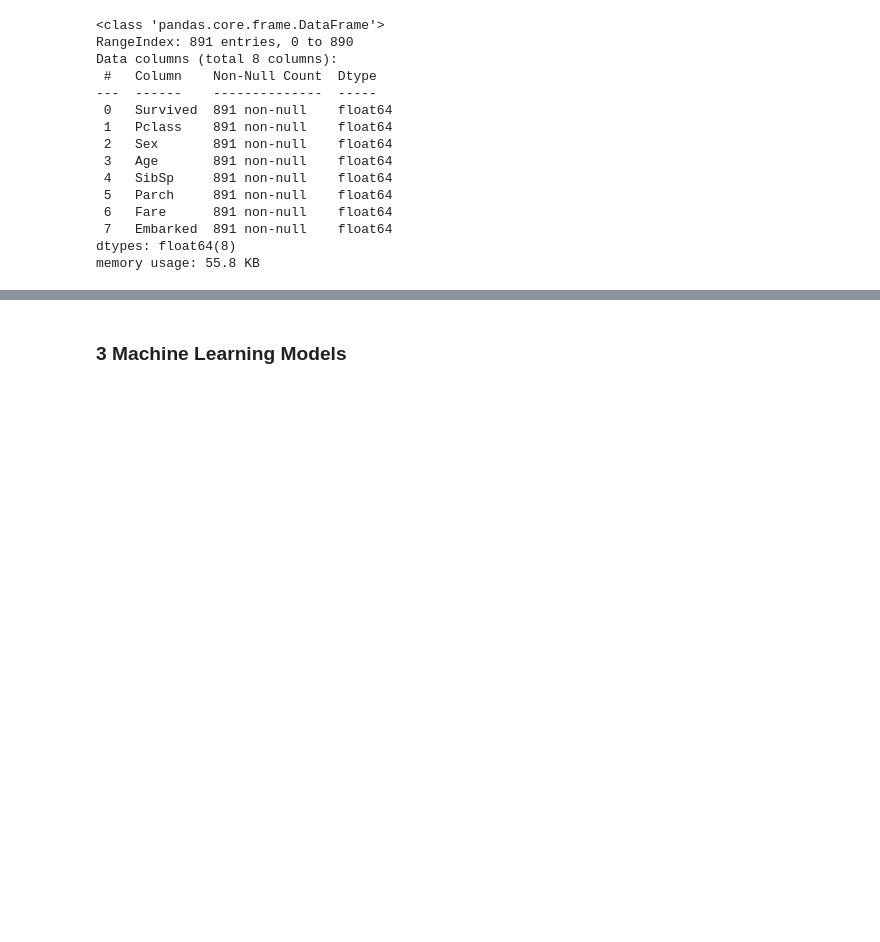
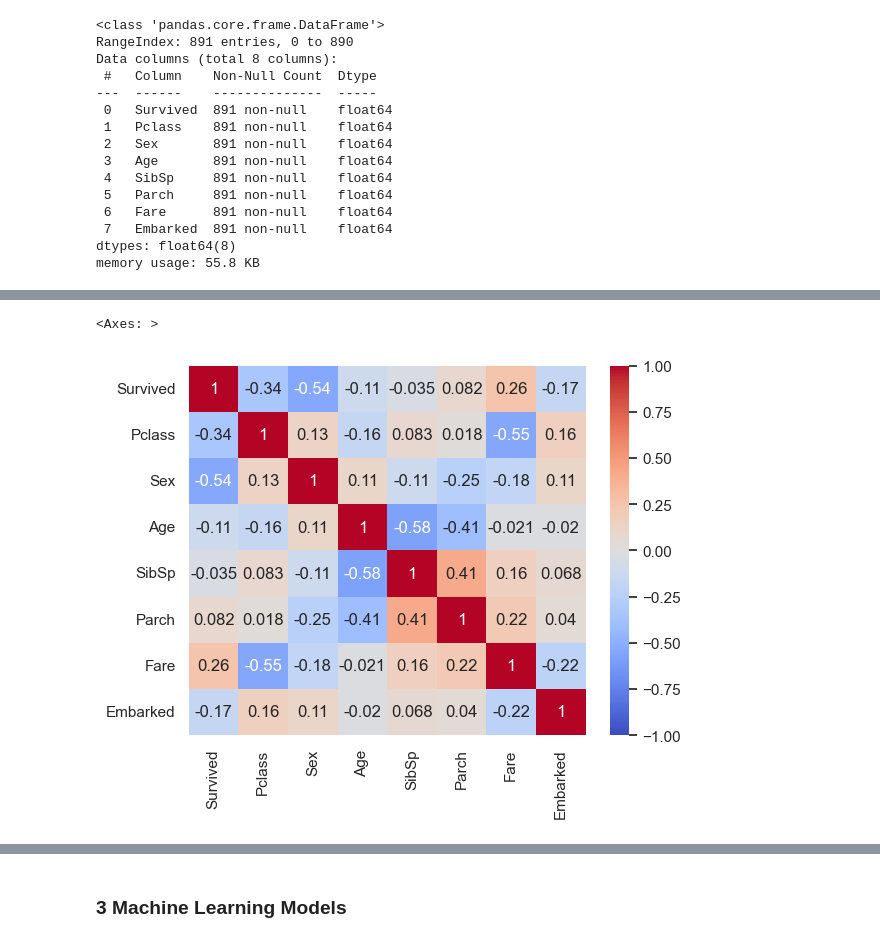
Before and after one commit to AlanMLCH/pythonDataScience, a Jupyter notebook: titanicKaggleChallenge/preProcess/preProcessTitanicData.ipynb, the cells around one changed output, grey strips where cells are left out. Cells and saved outputs as stored; diff of their text form; code cells hidden in the pictures; blank space fills up the shorter version.

```diff
--- a/titanicKaggleChallenge/preProcess/preProcessTitanicData.ipynb
+++ b/titanicKaggleChallenge/preProcess/preProcessTitanicData.ipynb
@@ -858,0 +882,3 @@ memory usage: 55.8 KB
+# %%
+correlation = scalerTrain.corr(method="pearson")
+correlation.head()
@@ -858,0 +892,5 @@ memory usage: 55.8 KB
+# %%
+sns.heatmap(correlation, vmin=-1,cmap= 'coolwarm', annot=True)
+# %% [output]
+<Axes: >
+[figure, added]
```
Also changed, not shown: parts of 12 cells of this notebook, 3 other files.
